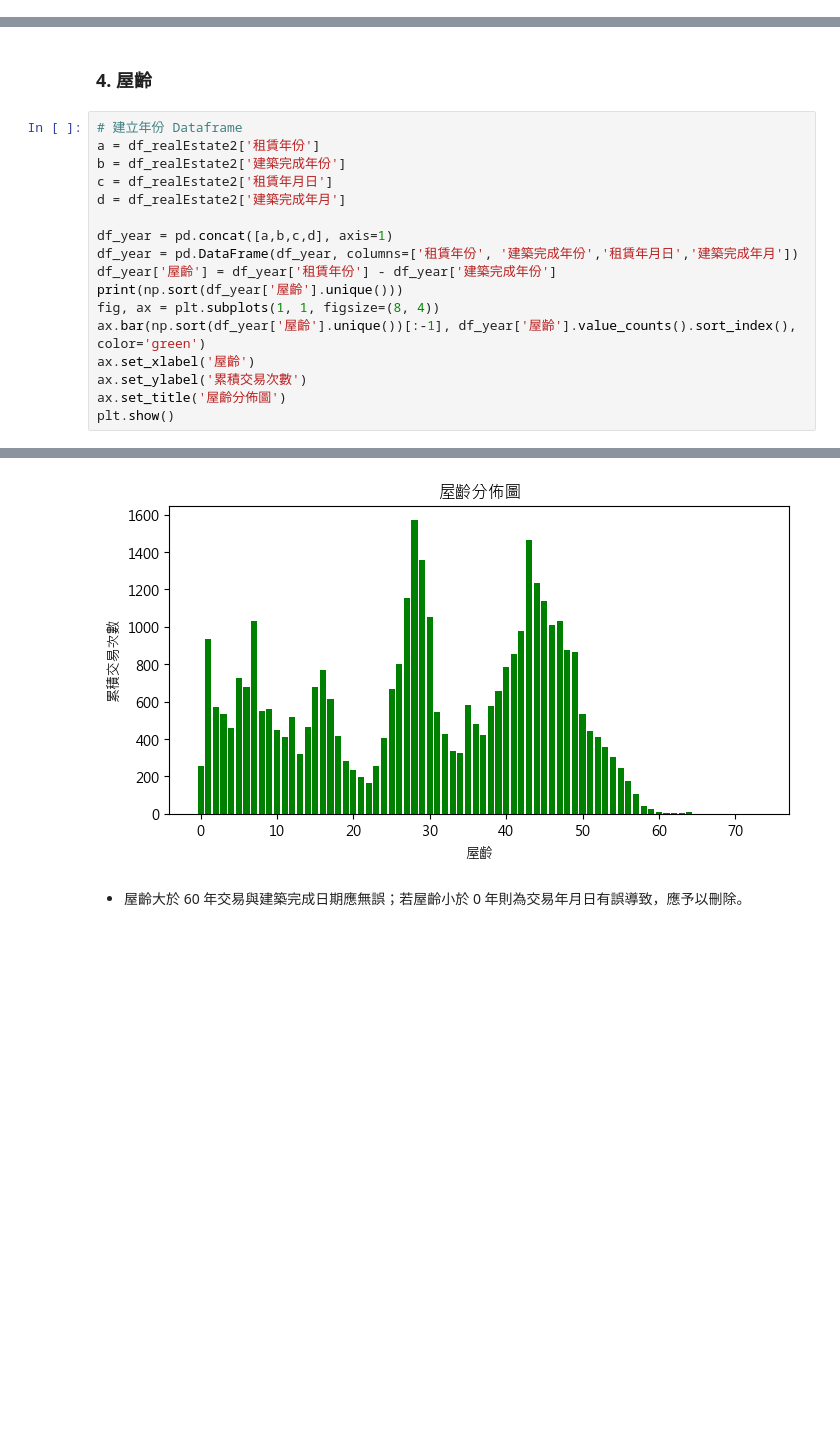
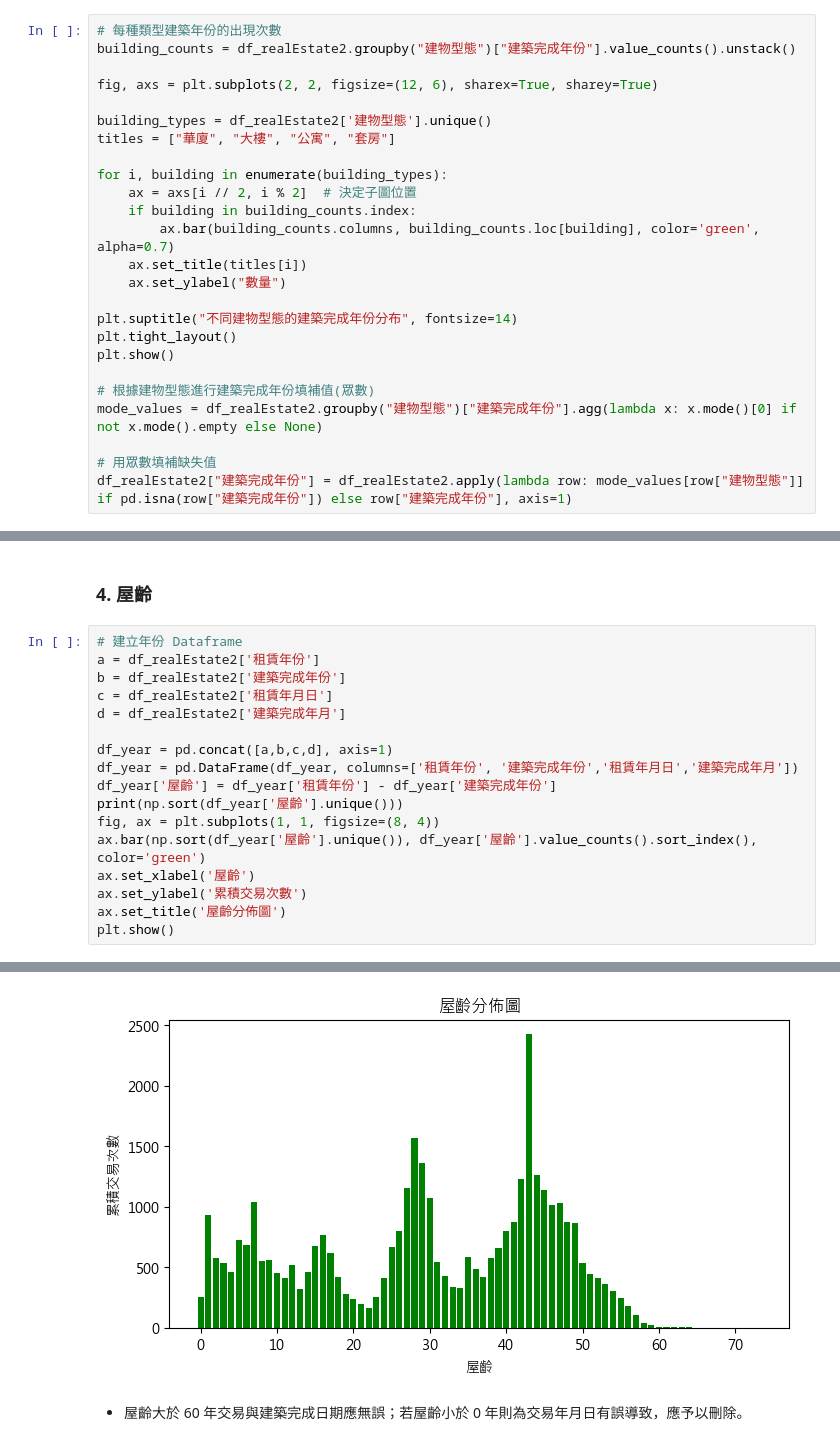
Before and after one commit to Gary0926/RealEstate, a Jupyter notebook: DataPreprocessing.ipynb, the cells around one changed output, grey strips where cells are left out. Drawn from its saved outputs; the diff is of its cells as text; blank space fills up the shorter version.

```diff
--- a/DataPreprocessing.ipynb
+++ b/DataPreprocessing.ipynb
@@ -169,3 +169,28 @@ df_realEstate2['總額元'] = df_realEstate2['總額元'].astype(float)
 df_realEstate2['車位'] = (df_realEstate2["車位面積平方公尺"].astype(float) > 0).astype(int)
 df_realEstate2['租賃年份'] = df_realEstate2['租賃年月日'].astype(str).str[:-4].astype(int) + 1911
 df_realEstate2['建築完成年份'] = df_realEstate2['建築完成年月'].str[:3].astype(float) + 1911
+# %%
+# 每種類型建築年份的出現次數
+building_counts = df_realEstate2.groupby("建物型態")["建築完成年份"].value_counts().unstack()
+
+fig, axs = plt.subplots(2, 2, figsize=(12, 6), sharex=True, sharey=True)
+
+building_types = df_realEstate2['建物型態'].unique()
+titles = ["華廈", "大樓", "公寓", "套房"]
+
+for i, building in enumerate(building_types):
+    ax = axs[i // 2, i % 2]  # 決定子圖位置
+    if building in building_counts.index:
+        ax.bar(building_counts.columns, building_counts.loc[building], color='green', alpha=0.7)
+    ax.set_title(titles[i])
+    ax.set_ylabel("數量")
+
+plt.suptitle("不同建物型態的建築完成年份分布", fontsize=14)
+plt.tight_layout()
+plt.show()
+
+# 根據建物型態進行建築完成年份填補值(眾數)
+mode_values = df_realEstate2.groupby("建物型態")["建築完成年份"].agg(lambda x: x.mode()[0] if not x.mode().empty else None)
+
+# 用眾數填補缺失值
+df_realEstate2["建築完成年份"] = df_realEstate2.apply(lambda row: mode_values[row["建物型態"]] if pd.isna(row["建築完成年份"]) else row["建築完成年份"], axis=1)
@@ -249,7 +276,7 @@ df_year = pd.DataFrame(df_year, columns=['租賃年份', '建築完成年份','
 df_year['屋齡'] = df_year['租賃年份'] - df_year['建築完成年份']
 print(np.sort(df_year['屋齡'].unique()))
 fig, ax = plt.subplots(1, 1, figsize=(8, 4))
-ax.bar(np.sort(df_year['屋齡'].unique())[:-1], df_year['屋齡'].value_counts().sort_index(), color='green')
+ax.bar(np.sort(df_year['屋齡'].unique()), df_year['屋齡'].value_counts().sort_index(), color='green')
 ax.set_xlabel('屋齡')
 ax.set_ylabel('累積交易次數')
 ax.set_title('屋齡分佈圖')
@@ -262,4 +289,4 @@ plt.show()
-[figure, old version]
+[figure, new version]
 # %% [markdown]
 - 屋齡大於 60 年交易與建築完成日期應無誤；若屋齡小於 0 年則為交易年月日有誤導致，應予以刪除。
 # %%
```
Also changed, not shown: parts of 14 cells of this notebook.
